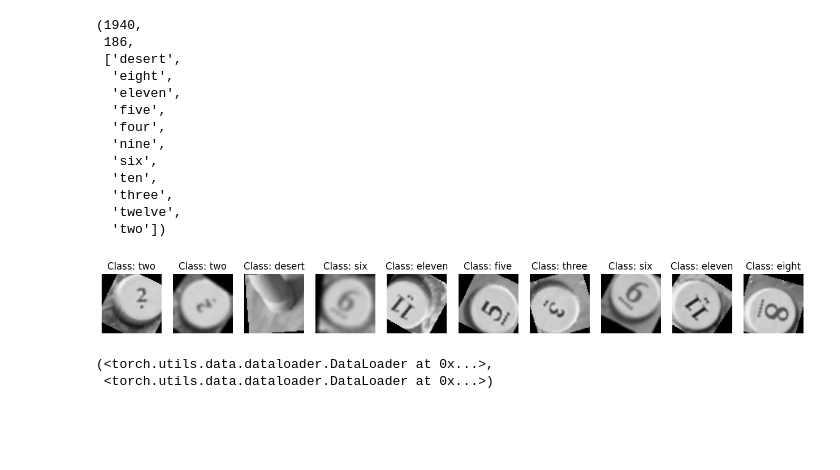
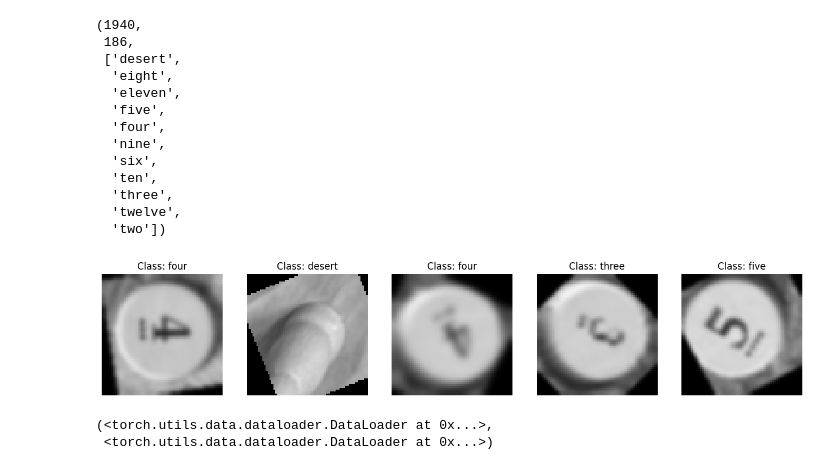
Before and after one commit to mattmanb/catanomics, a Jupyter notebook: CATANIST/CATANISTV2.ipynb, the cells around one changed output. Cells and saved outputs as stored; diff of their text form; code cells hidden in the pictures; blank space fills up the shorter version.

```diff
--- a/CATANIST/CATANISTV2.ipynb
+++ b/CATANIST/CATANISTV2.ipynb
@@ -106,10 +106,10 @@ len(train_data), len(test_data), class_names
 # %%
 display_random_images(dataset=train_data,
                       classes=class_names,
-                      n=10,
+                      n=5,
                       display_shape=False)
 # %% [output]
-[figure, old version]
+[figure, new version]
 # %%
 from torch.utils.data import DataLoader
 BATCH_SIZE = 32
```
Also changed, not shown: 4 other files.
